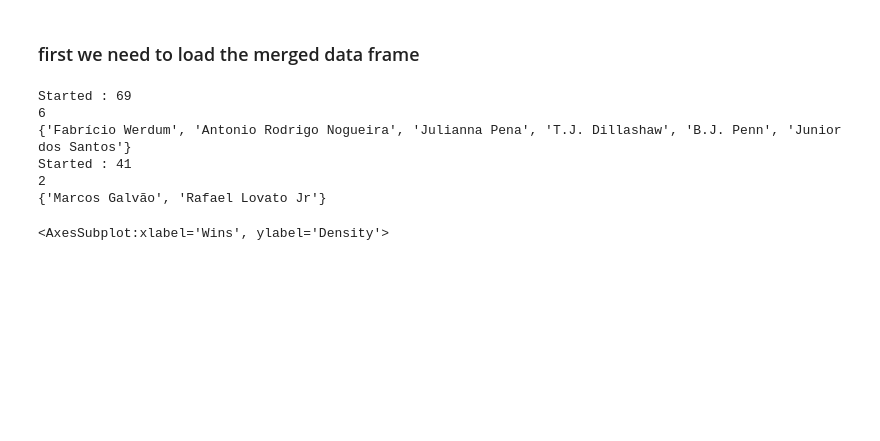
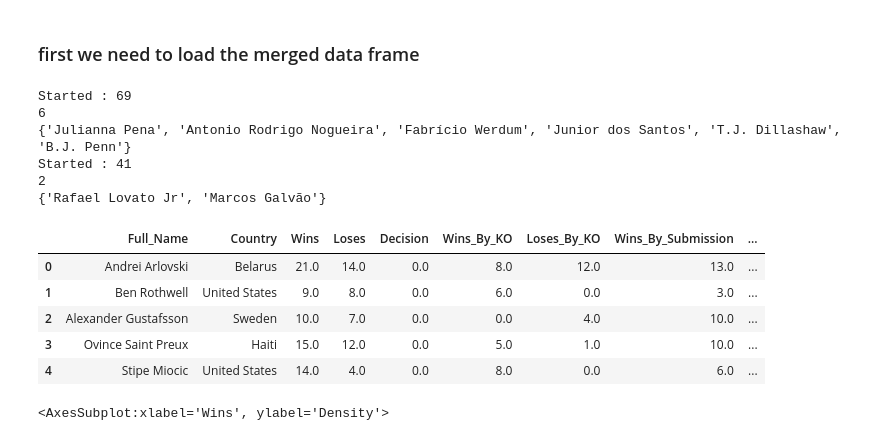
Before and after one commit to omriglevi/DataScience-Final, a Jupyter notebook: Data Science Final Project.ipynb, the cells around one changed output. Saved outputs shown, nothing was run; the diff lists cells and outputs as text; code cells hidden in the pictures; blank space fills up the shorter version.

```diff
--- a/Data Science Final Project.ipynb
+++ b/Data Science Final Project.ipynb
@@ -347,22 +366,32 @@ Next Step :<span style="color:#FF00FF;">  Visualisation</span>
 # %% [markdown]
 <h3> first we need to load the merged data frame </h3>
 # %%
+
+
 df=load_csv('./allDataMerged/allData.csv')
 for  row in df["Country"]:
     row=row.strip()
 for  row in df["Full_Name"]:
     row=row.strip()
 df=remove_duplicates(df, 'Full_Name')
+
 df=checkNameAndChangeChampionVal(df,ufc_champs)
 df=checkNameAndChangeChampionVal(df,bellator_champs)
 dataframToCsvFile(df,'ready_for_process_data.csv','./readyForProcess/')
+df.head(5)
 # %% [output]
 Started : 69
 6
-{'Fabrício Werdum', 'Antonio Rodrigo Nogueira', 'Julianna Pena', 'T.J. Dillashaw', 'B.J. Penn', 'Junior dos Santos'}
+{'Julianna Pena', 'Antonio Rodrigo Nogueira', 'Fabrício Werdum', 'Junior dos Santos', 'T.J. Dillashaw', 'B.J. Penn'}
 Started : 41
 2
-{'Marcos Galvão', 'Rafael Lovato Jr'}
+{'Rafael Lovato Jr', 'Marcos Galvão'}
+|  | Full_Name | Country | Wins | Loses | Decision | Wins_By_KO | Loses_By_KO | Wins_By_Submission | ... |
+| 0 | Andrei Arlovski | Belarus | 21.0 | 14.0 | 0.0 | 8.0 | 12.0 | 13.0 | ... |
+| 1 | Ben Rothwell | United States | 9.0 | 8.0 | 0.0 | 6.0 | 0.0 | 3.0 | ... |
+| 2 | Alexander Gustafsson | Sweden | 10.0 | 7.0 | 0.0 | 0.0 | 4.0 | 10.0 | ... |
+| 3 | Ovince Saint Preux | Haiti | 15.0 | 12.0 | 0.0 | 5.0 | 1.0 | 10.0 | ... |
+| 4 | Stipe Miocic | United States | 14.0 | 4.0 | 0.0 | 8.0 | 0.0 | 6.0 | ... |
 # %%
 
 sns.kdeplot(df.Wins, shade=True)
```
Also changed, not shown: parts of 17 cells of this notebook, 7 other files.
